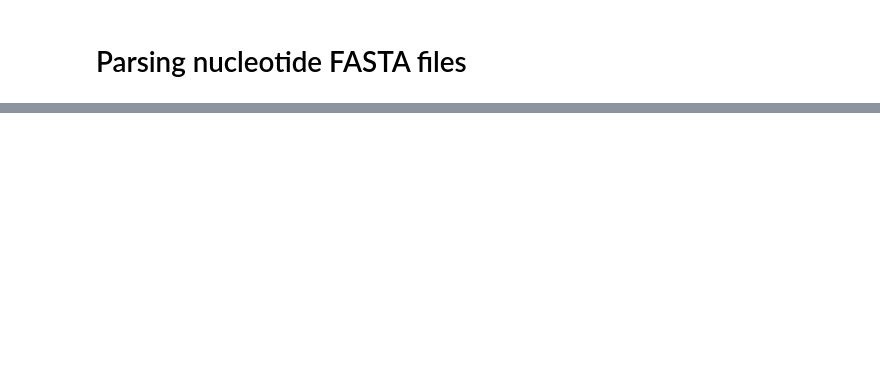
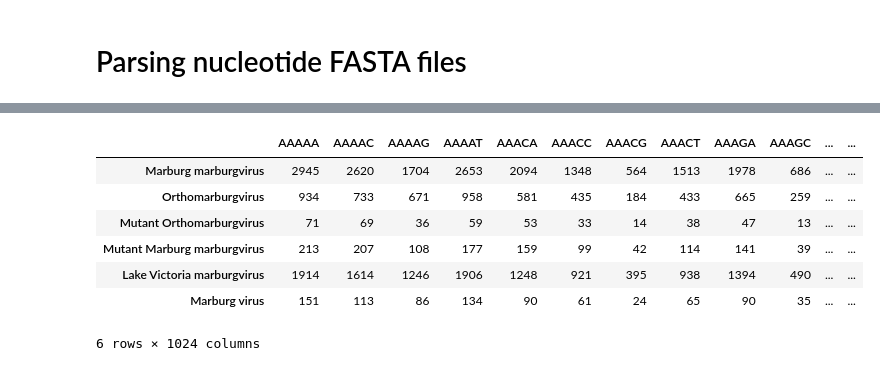
Before and after one commit to ivamilutinovic/data-mining-project, a Jupyter notebook: parsing-fasta.ipynb, the cells around one changed output, grey strips where cells are left out. Saved outputs shown, nothing was run; the diff lists cells and outputs as text; code cells hidden in the pictures; blank space fills up the shorter version.

```diff
--- a/parsing-fasta.ipynb
+++ b/parsing-fasta.ipynb
@@ -166,0 +197,14 @@ ngram_matrix
+# %%
+fasta_file = "data/marburg-nucleotide.fasta"
+n = 5
+ngram_matrix = generate_ngram_matrix_nucleotide(fasta_file, n)
+ngram_matrix
+# %% [output]
+|  | AAAAA | AAAAC | AAAAG | AAAAT | AAACA | AAACC | AAACG | AAACT | AAAGA | AAAGC | ... | ... |
+| Marburg marburgvirus | 2945 | 2620 | 1704 | 2653 | 2094 | 1348 | 564 | 1513 | 1978 | 686 | ... | ... |
+| Orthomarburgvirus | 934 | 733 | 671 | 958 | 581 | 435 | 184 | 433 | 665 | 259 | ... | ... |
+| Mutant Orthomarburgvirus | 71 | 69 | 36 | 59 | 53 | 33 | 14 | 38 | 47 | 13 | ... | ... |
+| Mutant Marburg marburgvirus | 213 | 207 | 108 | 177 | 159 | 99 | 42 | 114 | 141 | 39 | ... | ... |
+| Lake Victoria marburgvirus | 1914 | 1614 | 1246 | 1906 | 1248 | 921 | 395 | 938 | 1394 | 490 | ... | ... |
+| Marburg virus | 151 | 113 | 86 | 134 | 90 | 61 | 24 | 65 | 90 | 35 | ... | ... |
+6 rows × 1024 columns
```
Also changed, not shown: parts of 5 cells of this notebook, 2 other files.
